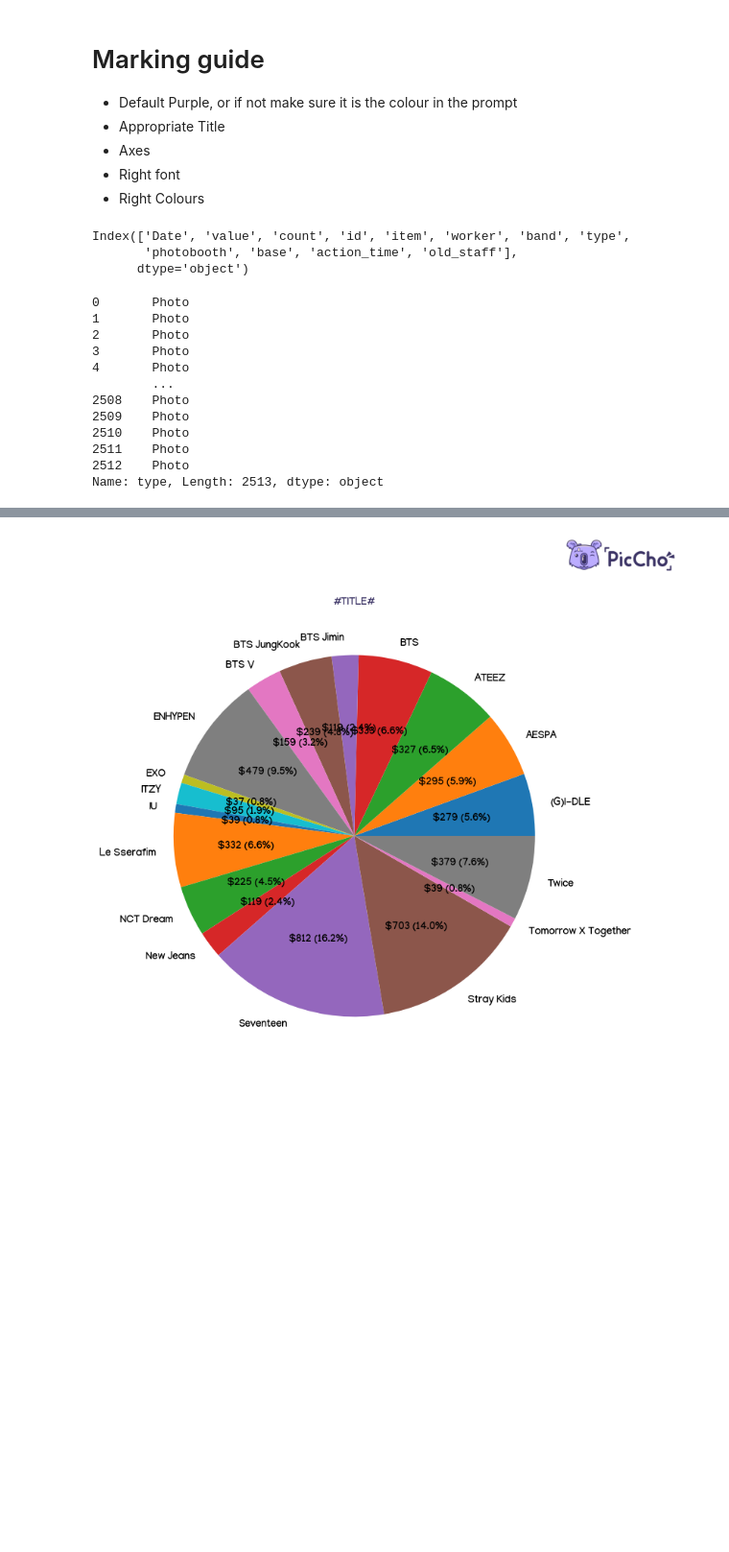
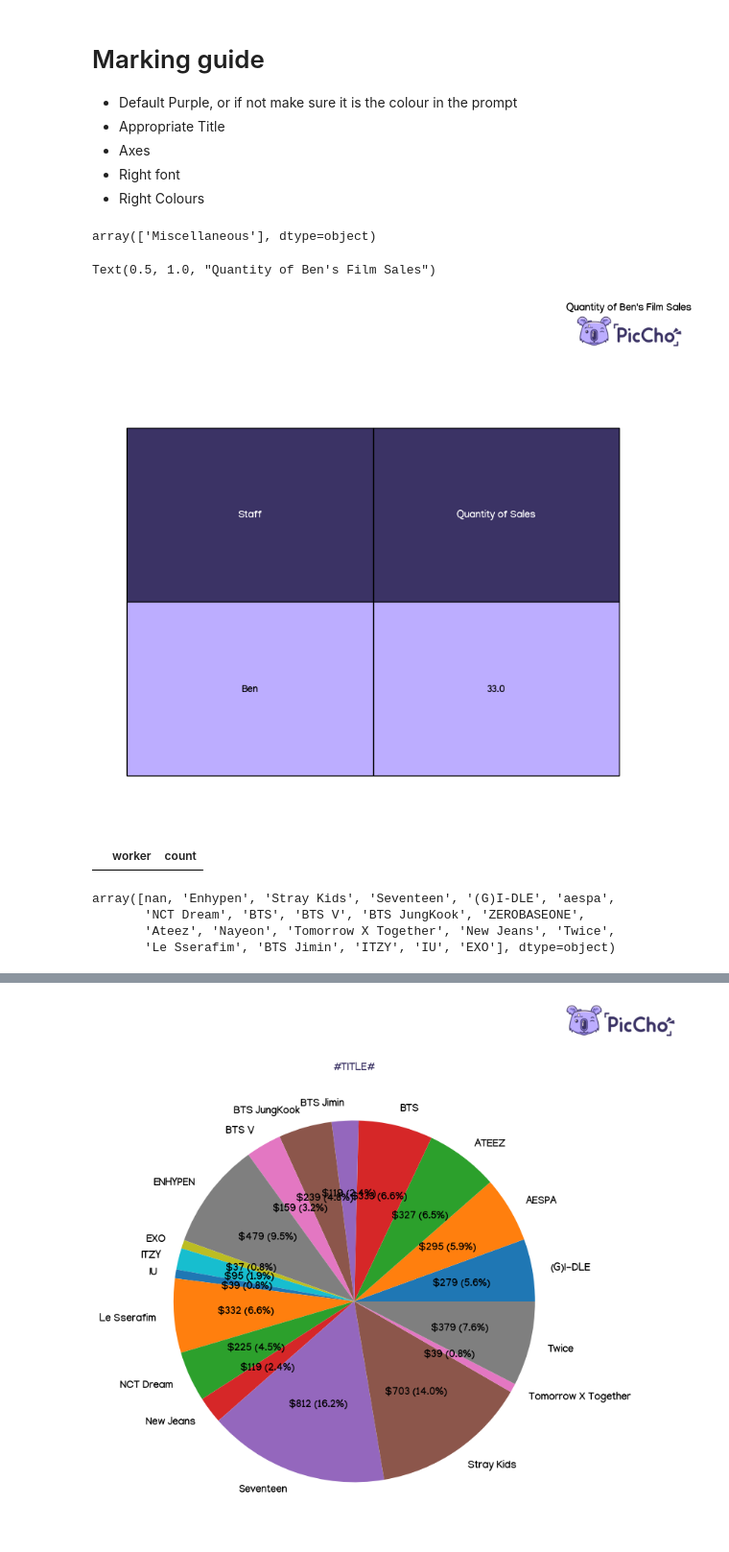
Before and after one commit to kasmello/ChoAI, a Jupyter notebook: query_testing_notebook.ipynb, the cells around one changed output, grey strips where cells are left out. Shown at 96% size. Cells and saved outputs as stored; diff of their text form; code cells hidden in the pictures; blank space fills up the shorter version.

```diff
--- a/query_testing_notebook.ipynb
+++ b/query_testing_notebook.ipynb
@@ -43,24 +43,45 @@ logo_img = mpimg.imread('Media/horizontal-logo.png')
 manjari_bold = fm.FontProperties(fname=manjari_bold_path)
 manjari_regular = fm.FontProperties(fname=manjari_regular_path)
 manjari_thin = fm.FontProperties(fname=manjari_thin_path)
-# %%
-df.columns
-# %% [output]
-Index(['Date', 'value', 'count', 'id', 'item', 'worker', 'band', 'type',
-       'photobooth', 'base', 'action_time', 'old_staff'],
-      dtype='object')
-# %%
-df["type"]
-# %% [output]
-0       Photo
-1       Photo
-2       Photo
-3       Photo
-4       Photo
-        ...
-2508    Photo
-2509    Photo
-2510    Photo
-2511    Photo
-2512    Photo
-Name: type, Length: 2513, dtype: object
+# %%
+df[df['item']=='Paper Bag']['type'].unique()
+# %% [output]
+array(['Miscellaneous'], dtype=object)
+# %%
+filtered_df = df[(df['worker'] == 'Ben') & (df['type'] == 'Photo')]
+count_sales = filtered_df.groupby('worker')['count'].sum().reset_index()
+count_sales.columns = ['Staff', 'Quantity of Sales']
+plt.subplots(figsize=(10, 8))
+plt.axis('off')
+plt.axis('tight')
+table = plt.table(cellText=count_sales.values, colLabels=count_sales.
+    columns, cellLoc='center', bbox=[0.05, 0.1, 0.9, 0.8])
+logo_ax = plt.axes([0.8, 0.85, 0.15, 0.15], anchor='NE', zorder=1)
+logo_ax.imshow(logo_img)
+logo_ax.axis('off')
+for (i, j), cell in table.get_celld().items():
+    if i == 0:
+        cell.set_text_props(weight='bold', color='white', font=manjari_bold)
+        cell.set_facecolor('#3B3365')
+    else:
+        cell.set_text_props(weight='bold', color='black', font=manjari_bold)
+        cell.set_facecolor('#8F81DD') if i % 2 == 0 else cell.set_facecolor(
+            '#BCADFF')
+plt.title("Quantity of Ben's Film Sales", weight='bold', font_properties=
+    manjari_bold)
+# %% [output]
+Text(0.5, 1.0, "Quantity of Ben's Film Sales")
+[figure, added]
+# %%
+filtered_df = df[(df['worker'] == 'Ben') & (df['type'] == 'Miscellaneous')]
+count_sales = filtered_df.groupby('worker')['count'].sum().reset_index()
+count_sales
+# %% [output]
+|  | worker | count |
+# %%
+df['band'].unique()
+# %% [output]
+array([nan, 'Enhypen', 'Stray Kids', 'Seventeen', '(G)I-DLE', 'aespa',
+       'NCT Dream', 'BTS', 'BTS V', 'BTS JungKook', 'ZEROBASEONE',
+       'Ateez', 'Nayeon', 'Tomorrow X Together', 'New Jeans', 'Twice',
+       'Le Sserafim', 'BTS Jimin', 'ITZY', 'IU', 'EXO'], dtype=object)
```
Also changed, not shown: parts of 4 cells of this notebook, 7 other files.
